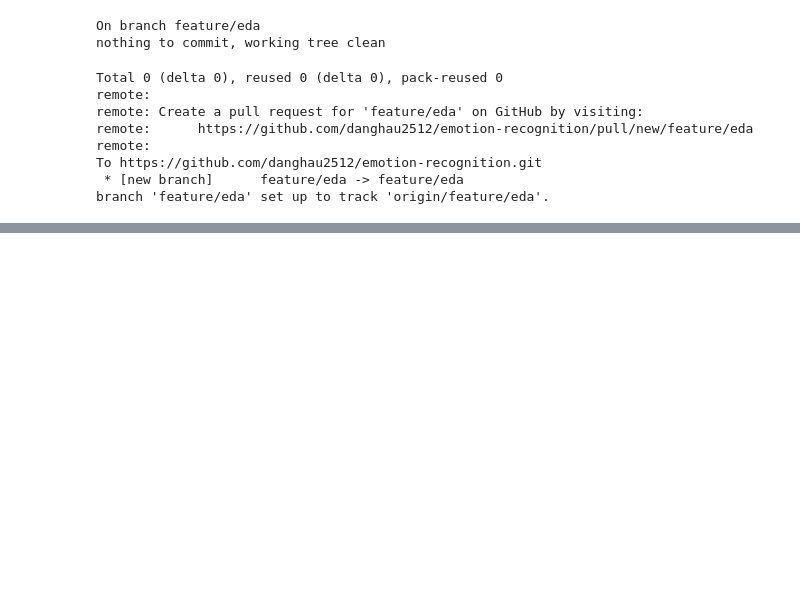
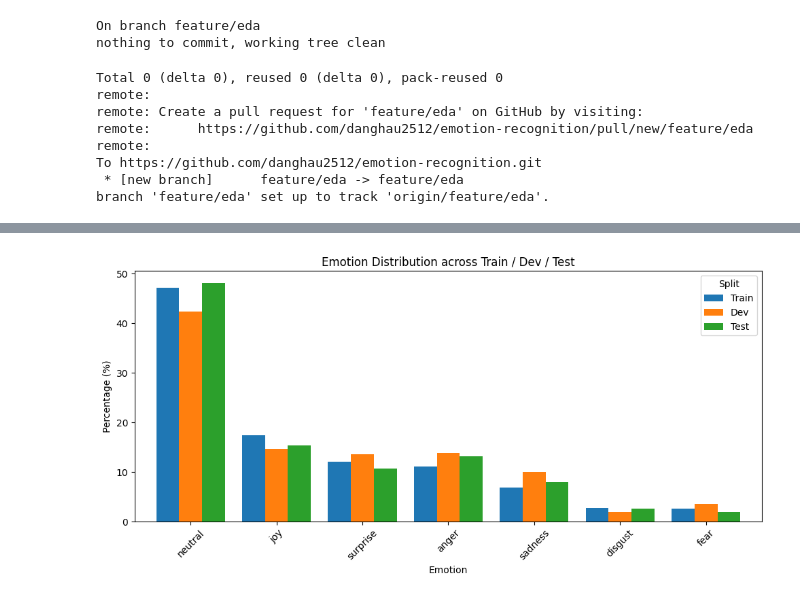
Before and after one commit to danghau2512/emotion-recognition, a Jupyter notebook: notebooks/01_EDA.ipynb, the cells around one changed output, grey strips where cells are left out. Saved outputs shown, nothing was run; the diff lists cells and outputs as text; code cells hidden in the pictures; blank space fills up the shorter version.

```diff
--- a/notebooks/01_EDA.ipynb
+++ b/notebooks/01_EDA.ipynb
@@ -389,0 +449,15 @@ branch 'feature/eda' set up to track 'origin/feature/eda'.
+# %%
+emotion_order = [
+    "neutral", "joy", "surprise", "anger",
+    "sadness", "disgust", "fear"
+]
+
+emotion_comparison = pd.DataFrame({
+    "Train": train_df["Emotion"].value_counts(normalize=True) * 100,
+    "Dev": dev_df["Emotion"].value_counts(normalize=True) * 100,
+    "Test": test_df["Emotion"].value_counts(normalize=True) * 100
+})
+
+emotion_comparison = emotion_comparison.reindex(emotion_order).fillna(0)
+
+display(emotion_comparison.round(2))
@@ -389,0 +474,17 @@ branch 'feature/eda' set up to track 'origin/feature/eda'.
+# %%
+emotion_comparison.plot(
+    kind="bar",
+    figsize=(10, 5),
+    width=0.8
+)
+
+plt.title("Emotion Distribution across Train / Dev / Test")
+plt.xlabel("Emotion")
+plt.ylabel("Percentage (%)")
+plt.xticks(rotation=45)
+plt.legend(title="Split")
+
+plt.tight_layout()
+plt.show()
+# %% [output]
+[figure, added]
```
Also changed, not shown: parts of 46 cells of this notebook.
